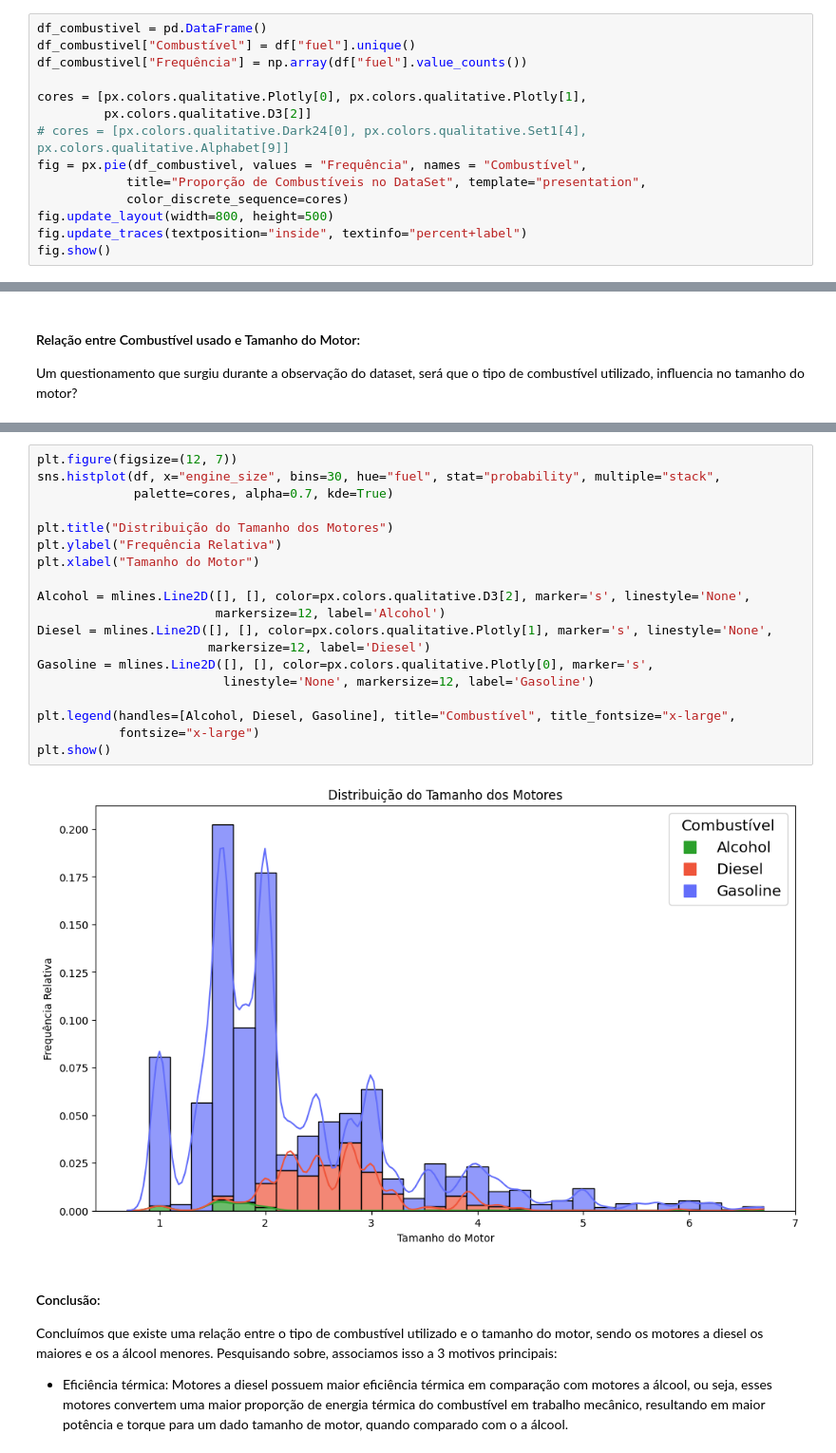
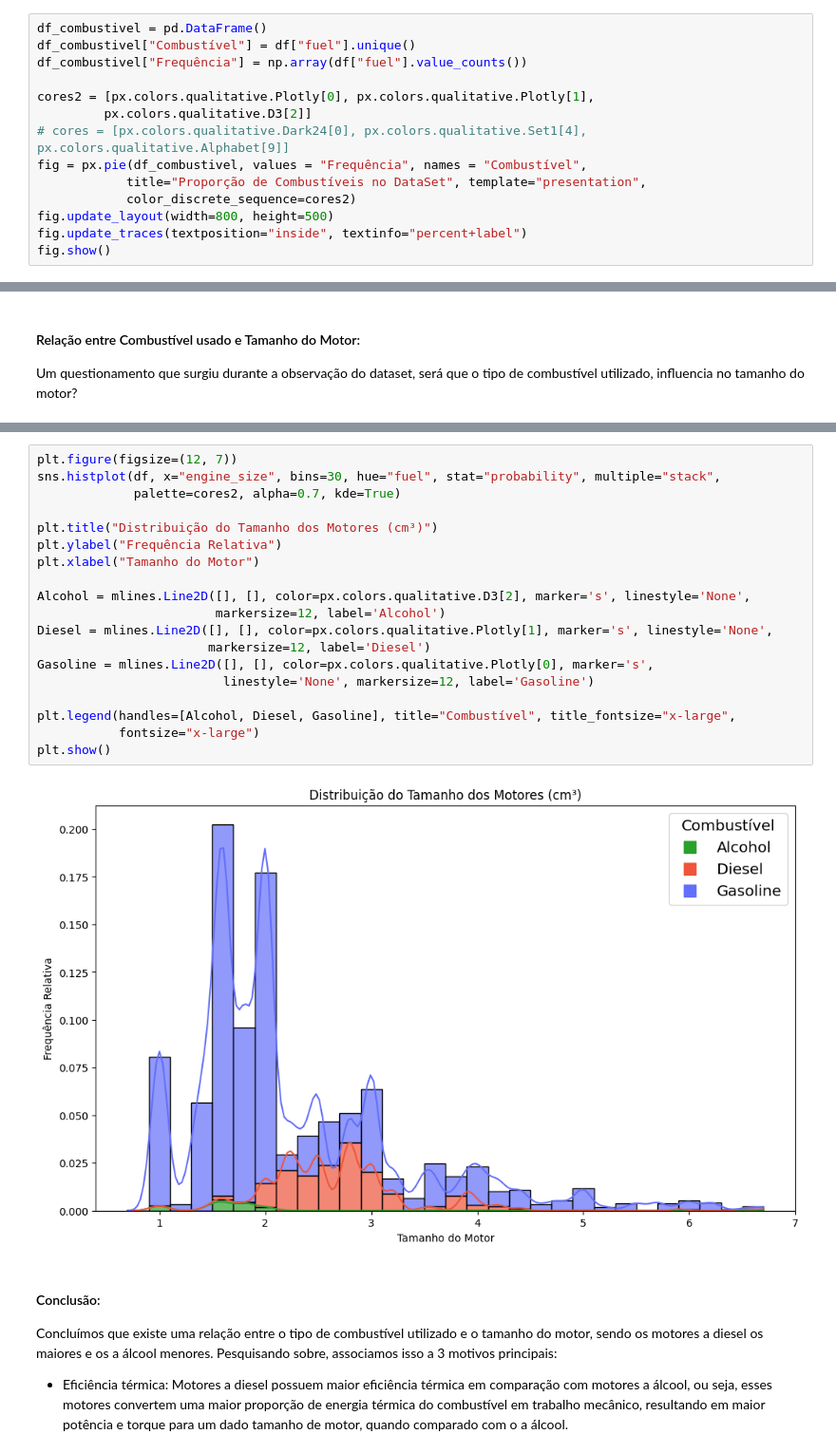
Before and after one commit to GvFreitas1/ListasdeExercicios-CursodePython2022, a Jupyter notebook: Projeto Final - Grupo 4/Análise de Dados - Preco dos Carros BR.ipynb, the cells around one changed output, grey strips where cells are left out. Shown at 95% size. Saved outputs shown, nothing was run; the diff lists cells and outputs as text.

```diff
--- a/Projeto Final - Grupo 4/Análise de Dados - Preco dos Carros BR.ipynb
+++ b/Projeto Final - Grupo 4/Análise de Dados - Preco dos Carros BR.ipynb
@@ -278,12 +278,12 @@ df_combustivel = pd.DataFrame()
 df_combustivel["Combustível"] = df["fuel"].unique()
 df_combustivel["Frequência"] = np.array(df["fuel"].value_counts())
 
-cores = [px.colors.qualitative.Plotly[0], px.colors.qualitative.Plotly[1],
+cores2 = [px.colors.qualitative.Plotly[0], px.colors.qualitative.Plotly[1],
          px.colors.qualitative.D3[2]]
 # cores = [px.colors.qualitative.Dark24[0], px.colors.qualitative.Set1[4], px.colors.qualitative.Alphabet[9]]
 fig = px.pie(df_combustivel, values = "Frequência", names = "Combustível",
             title="Proporção de Combustíveis no DataSet", template="presentation",
-            color_discrete_sequence=cores)
+            color_discrete_sequence=cores2)
 fig.update_layout(width=800, height=500)
 fig.update_traces(textposition="inside", textinfo="percent+label")
 fig.show()
@@ -317,24 +317,24 @@ fig.show()
 # %%
 plt.figure(figsize=(12, 7))
 sns.histplot(df, x="engine_size", bins=30, hue="fuel", stat="probability", multiple="stack",
-             palette=cores, alpha=0.7, kde=True)
+             palette=cores2, alpha=0.7, kde=True)
 
-plt.title("Distribuição do Tamanho dos Motores")
+plt.title("Distribuição do Tamanho dos Motores (cm³)")
 plt.ylabel("Frequência Relativa")
 plt.xlabel("Tamanho do Motor")
 
 Alcohol = mlines.Line2D([], [], color=px.colors.qualitative.D3[2], marker='s', linestyle='None',
                         markersize=12, label='Alcohol')
 Diesel = mlines.Line2D([], [], color=px.colors.qualitative.Plotly[1], marker='s', linestyle='None',
                        markersize=12, label='Diesel')
 Gasoline = mlines.Line2D([], [], color=px.colors.qualitative.Plotly[0], marker='s',
                          linestyle='None', markersize=12, label='Gasoline')
 
 plt.legend(handles=[Alcohol, Diesel, Gasoline], title="Combustível", title_fontsize="x-large",
            fontsize="x-large")
 plt.show()
 # %% [output]
-[figure, old version]
+[figure, new version]
 # %% [markdown]
 #### Conclusão:
 
```
Also changed, not shown: parts of 6 cells of this notebook.
